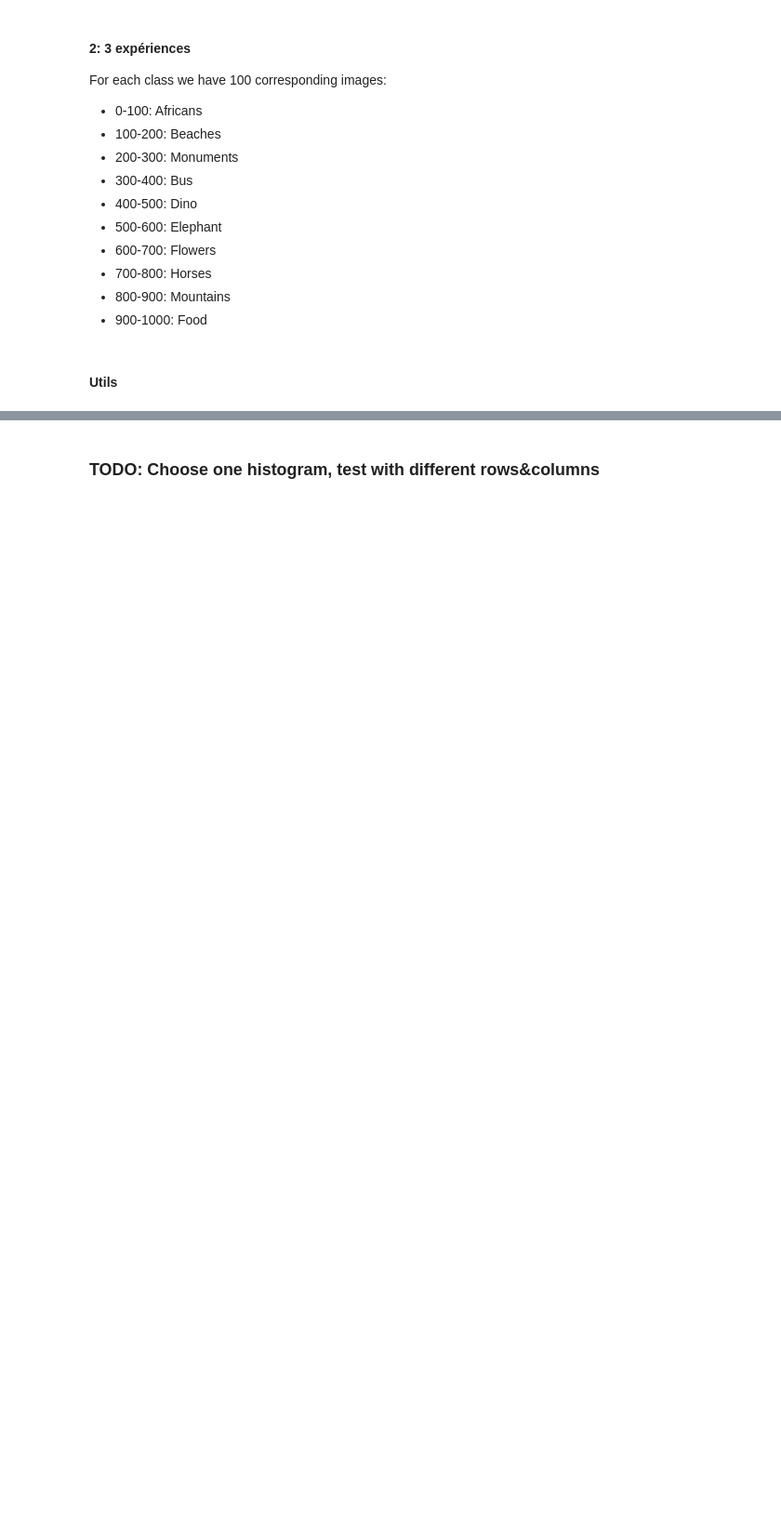
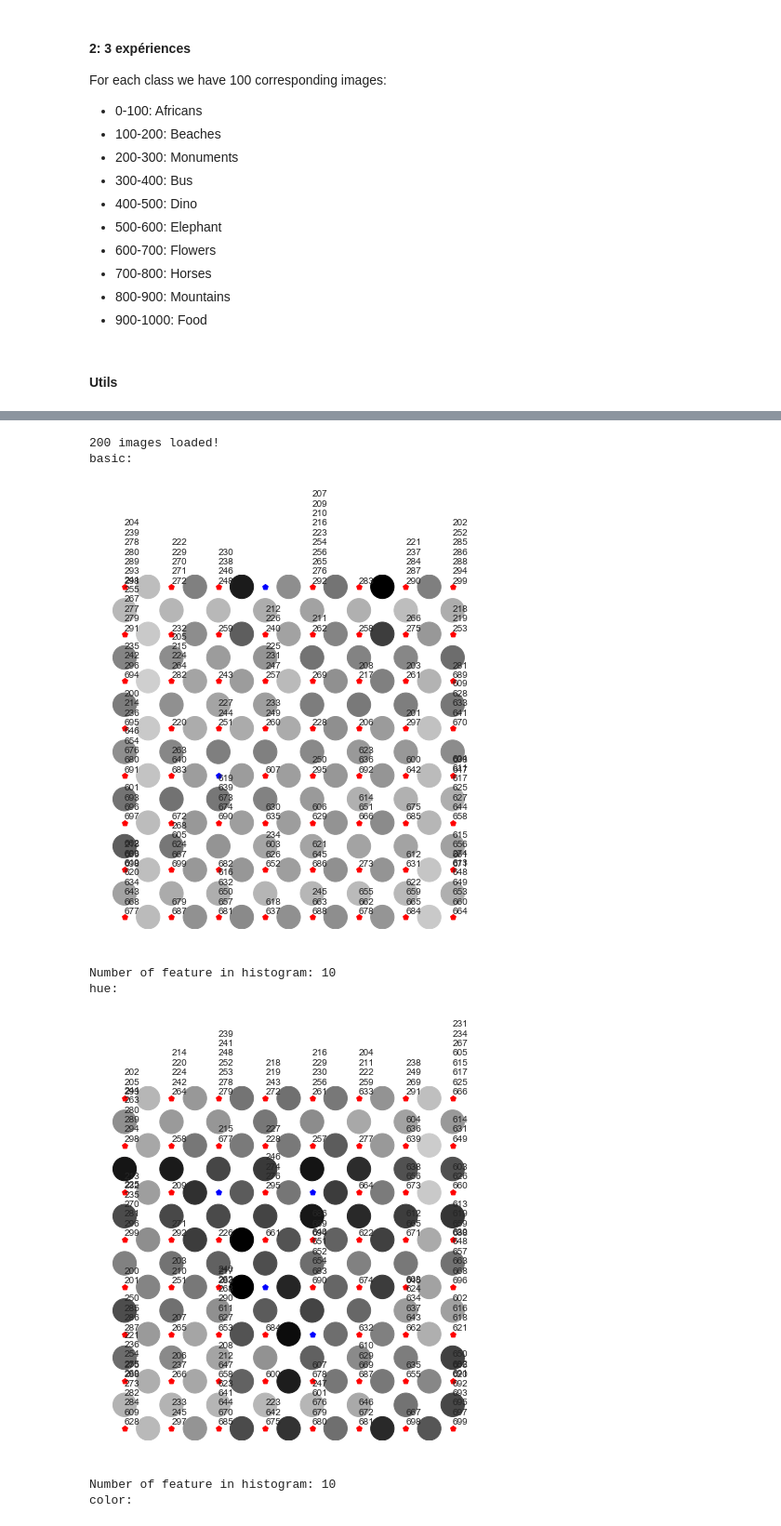
Before and after one commit to djaquet5/MLG_Unsupervised, a Jupyter notebook: SOM_part2.ipynb, the cells around one changed output, grey strips where cells are left out. Shown at 93% size. Saved outputs shown, nothing was run; the diff lists cells and outputs as text; code cells hidden in the pictures; blank space fills up the shorter version.

```diff
--- a/SOM_part2.ipynb
+++ b/SOM_part2.ipynb
@@ -172,2 +174,12 @@ color:
-# %% [markdown]
-### TODO: Choose one histogram, test with different rows&columns
+# %%
+# Image of the monuments (200-299) and flowers (600-699)
+run_all_methods('monuments_flowers', 200, 300, 600, 700, 10000)
+# %% [output]
+200 images loaded!
+basic:
+[figure, added]
+Number of feature in histogram: 10
+hue:
+[figure, added]
+Number of feature in histogram: 10
+color:
```
Also changed, not shown: parts of 14 cells of this notebook, 20 other files.
